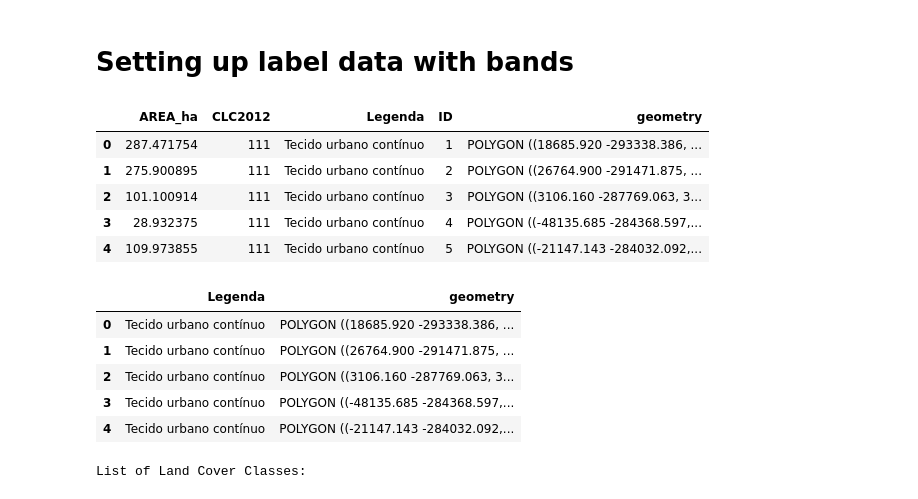
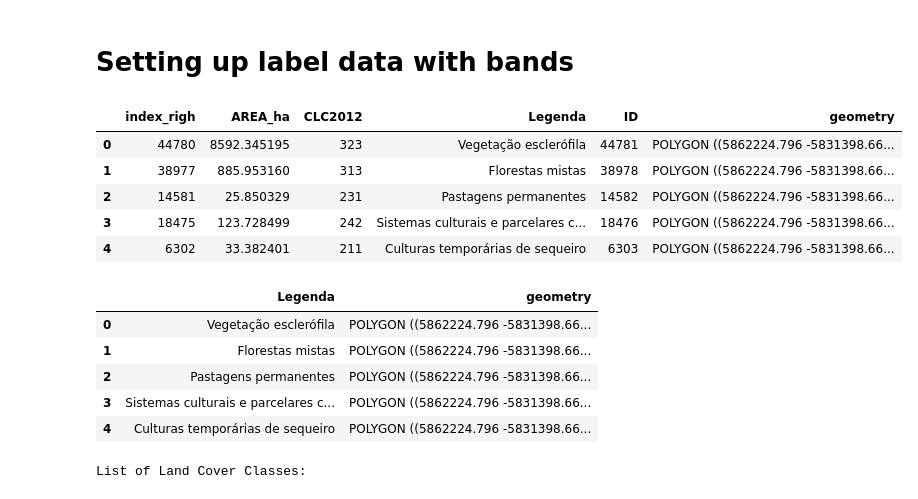
Before and after one commit to SimaoBarbosa/Land_cover_classification, a Jupyter notebook: Supervised_Classification_of_IMG_DATA_1.ipynb, the cells around one changed output. Drawn from its saved outputs; the diff is of its cells as text; code cells hidden in the pictures.

Commit message:
restricting land cover shapefile data for sentinel 2 image coordinates

```diff
--- a/Supervised_Classification_of_IMG_DATA_1.ipynb
+++ b/Supervised_Classification_of_IMG_DATA_1.ipynb
@@ -210,25 +227,25 @@ src.close()
 # %% [markdown]
 # Setting up label data with bands
 # %%
-shapefile = gpd.read_file('./data/shapefiles/CLC2012_PT_v2/CLC2012_PT_v2.shp')
+shapefile = gpd.read_file('./data/shapefiles/shp_2012_IMG_DATA_1/shp_2012_IMG_DATA_1.shp')
 shapefile.head()
 # %% [output]
-|  | AREA_ha | CLC2012 | Legenda | ID | geometry |
-| 0 | 287.471754 | 111 | Tecido urbano contínuo | 1 | POLYGON ((18685.920 -293338.386, ... |
-| 1 | 275.900895 | 111 | Tecido urbano contínuo | 2 | POLYGON ((26764.900 -291471.875, ... |
-| 2 | 101.100914 | 111 | Tecido urbano contínuo | 3 | POLYGON ((3106.160 -287769.063, 3... |
-| 3 | 28.932375 | 111 | Tecido urbano contínuo | 4 | POLYGON ((-48135.685 -284368.597,... |
-| 4 | 109.973855 | 111 | Tecido urbano contínuo | 5 | POLYGON ((-21147.143 -284032.092,... |
+|  | index_righ | AREA_ha | CLC2012 | Legenda | ID | geometry |
+| 0 | 44780 | 8592.345195 | 323 | Vegetação esclerófila | 44781 | POLYGON ((5862224.796 -5831398.66... |
+| 1 | 38977 | 885.953160 | 313 | Florestas mistas | 38978 | POLYGON ((5862224.796 -5831398.66... |
+| 2 | 14581 | 25.850329 | 231 | Pastagens permanentes | 14582 | POLYGON ((5862224.796 -5831398.66... |
+| 3 | 18475 | 123.728499 | 242 | Sistemas culturais e parcelares c... | 18476 | POLYGON ((5862224.796 -5831398.66... |
+| 4 | 6302 | 33.382401 | 211 | Culturas temporárias de sequeiro | 6303 | POLYGON ((5862224.796 -5831398.66... |
 # %%
 shapefile = shapefile.filter(['Legenda', 'geometry'])
 shapefile.head()
 # %% [output]
 |  | Legenda | geometry |
-| 0 | Tecido urbano contínuo | POLYGON ((18685.920 -293338.386, ... |
-| 1 | Tecido urbano contínuo | POLYGON ((26764.900 -291471.875, ... |
-| 2 | Tecido urbano contínuo | POLYGON ((3106.160 -287769.063, 3... |
-| 3 | Tecido urbano contínuo | POLYGON ((-48135.685 -284368.597,... |
-| 4 | Tecido urbano contínuo | POLYGON ((-21147.143 -284032.092,... |
+| 0 | Vegetação esclerófila | POLYGON ((5862224.796 -5831398.66... |
+| 1 | Florestas mistas | POLYGON ((5862224.796 -5831398.66... |
+| 2 | Pastagens permanentes | POLYGON ((5862224.796 -5831398.66... |
+| 3 | Sistemas culturais e parcelares c... | POLYGON ((5862224.796 -5831398.66... |
+| 4 | Culturas temporárias de sequeiro | POLYGON ((5862224.796 -5831398.66... |
 # %%
 unique= np.unique(shapefile['Legenda'])
 print('List of Land Cover Classes:')
```
Also changed, not shown: parts of 16 cells of this notebook, 1 other file.
